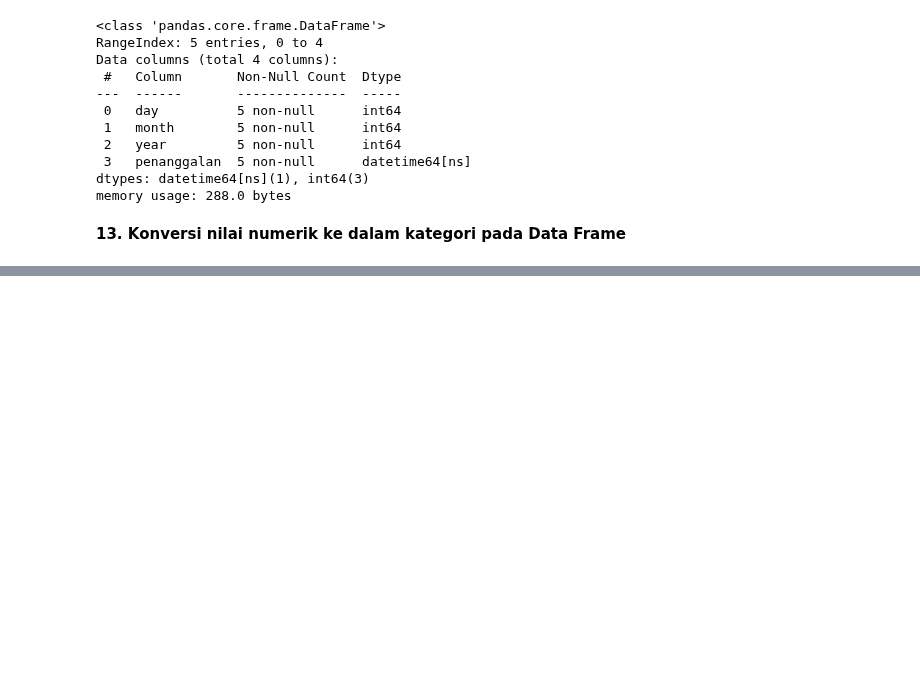
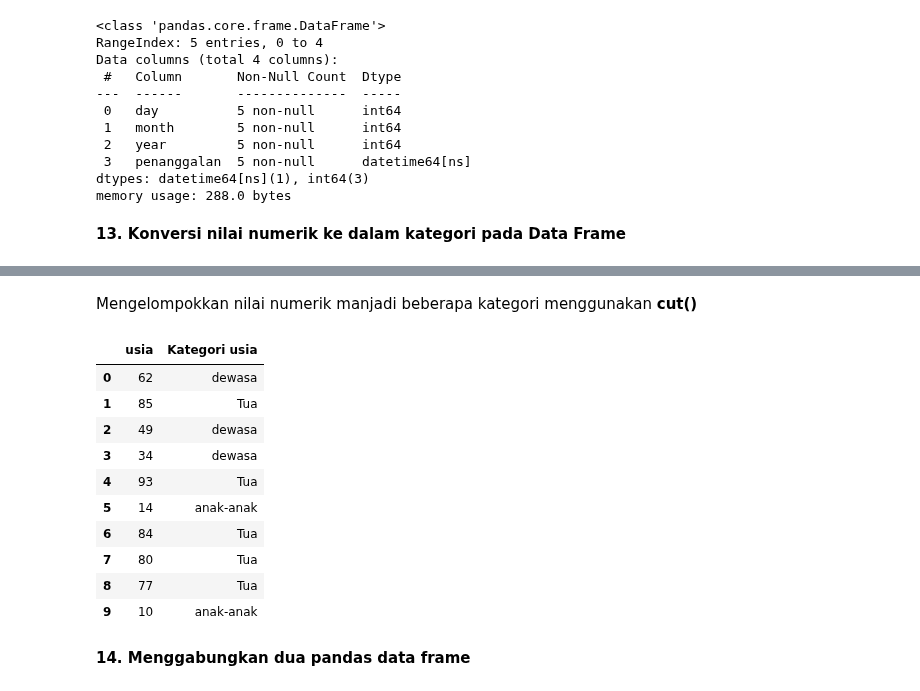
Before and after one commit to Edy-Mochamad/Learn-jupyter-notebook, a Jupyter notebook: pandas.ipynb, the cells around one changed output, grey strips where cells are left out. Cells and saved outputs as stored; diff of their text form; code cells hidden in the pictures; blank space fills up the shorter version.

```diff
--- a/pandas.ipynb
+++ b/pandas.ipynb
@@ -621,0 +622,21 @@ df
+# %% [markdown]
+Mengelompokkan nilai numerik manjadi beberapa kategori menggunakan **cut()**
+# %%
+df['Kategori usia'] = pd.cut(df['usia'],
+    bins = [1, 18, 65, 99],
+    labels = ['anak-anak', 'dewasa', 'Tua'])
+df
+# %% [output]
+|  | usia | Kategori usia |
+| 0 | 62 | dewasa |
+| 1 | 85 | Tua |
+| 2 | 49 | dewasa |
+| 3 | 34 | dewasa |
+| 4 | 93 | Tua |
+| 5 | 14 | anak-anak |
+| 6 | 84 | Tua |
+| 7 | 80 | Tua |
+| 8 | 77 | Tua |
+| 9 | 10 | anak-anak |
+# %% [markdown]
+**14. Menggabungkan dua pandas data frame**
```
Also changed, not shown: parts of 1 cell of this notebook.
